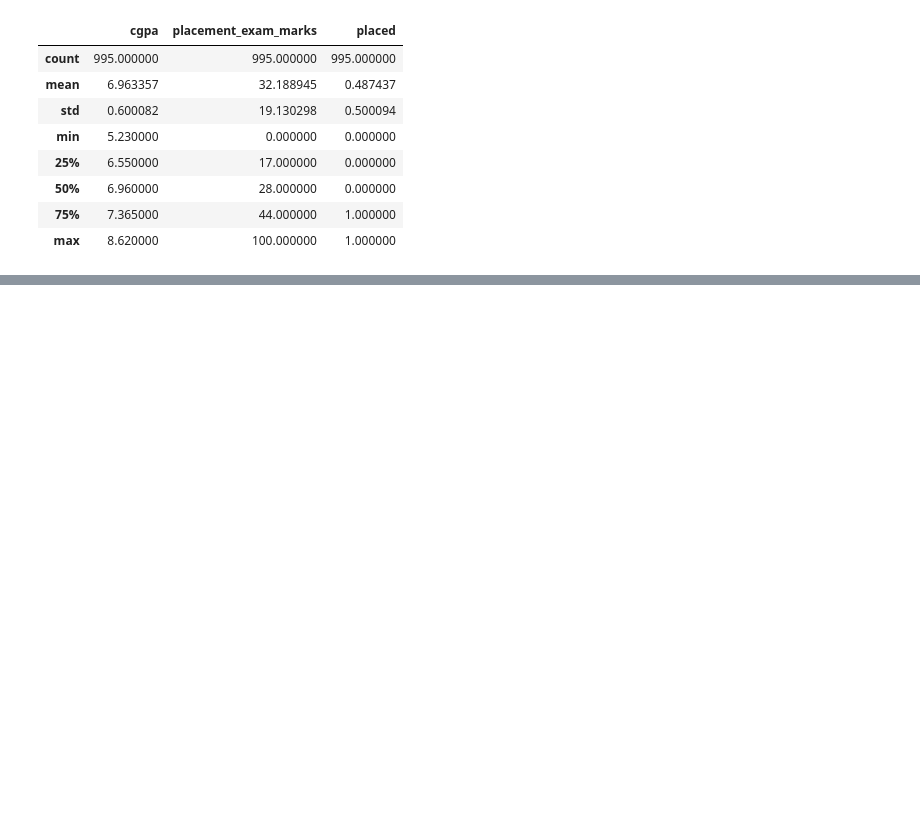
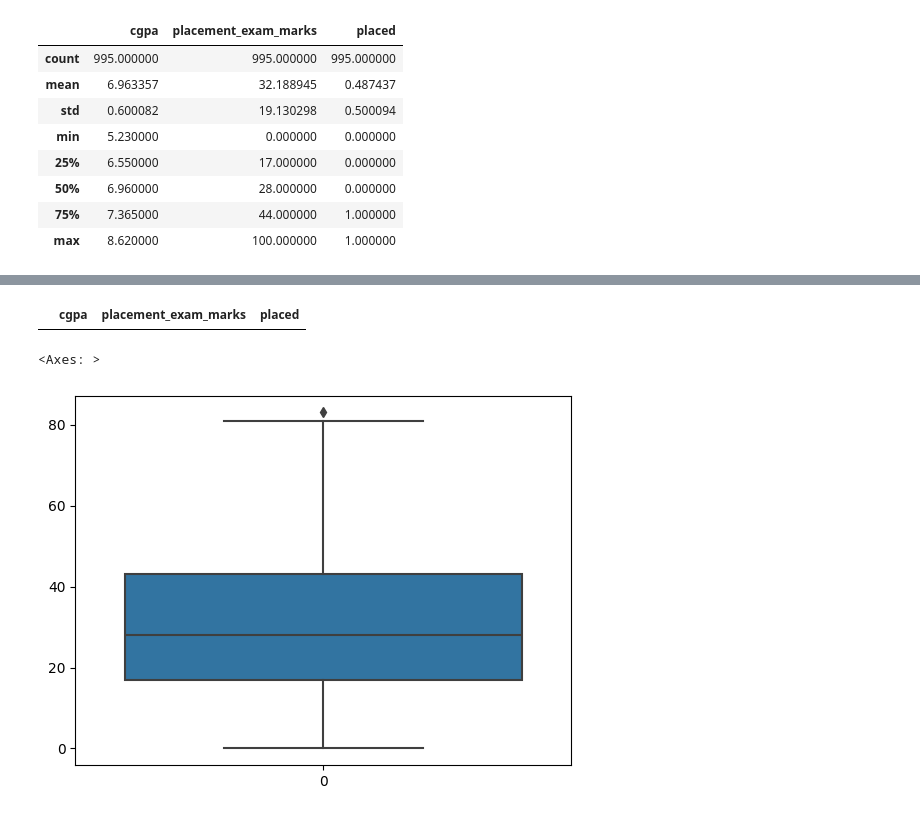
Before and after one commit to sankar0453/statistics, a Jupyter notebook: FE1_OCT7.ipynb, the cells around one changed output, grey strips where cells are left out. Drawn from its saved outputs; the diff is of its cells as text; code cells hidden in the pictures; blank space fills up the shorter version.

```diff
--- a/FE1_OCT7.ipynb
+++ b/FE1_OCT7.ipynb
@@ -855,0 +909,3 @@ https://gist.github.com/mwaskom/de44147ed2974457ad6372750bbe5751
+# %%
+percentile25=df['placement_exam_marks'].quantile(0.25)
+percentile75=df['placement_exam_marks'].quantile(0.75)
@@ -855,0 +925,3 @@ https://gist.github.com/mwaskom/de44147ed2974457ad6372750bbe5751
+# %%
+lower_fence=percentile25-1.5*iqr
+upper_fence=percentile75+1.5*iqr
@@ -855,0 +955,11 @@ https://gist.github.com/mwaskom/de44147ed2974457ad6372750bbe5751
+# %%
+df[df["placement_exam_marks"]<lower_fence]
+# %% [output]
+|  | cgpa | placement_exam_marks | placed |
+# %%
+new_df=df[df["placement_exam_marks"]<upper_fence]
+# %%
+sns.boxplot(new_df["placement_exam_marks"])
+# %% [output]
+<Axes: >
+[figure, added]
```
Also changed, not shown: parts of 22 cells of this notebook, 1 other file.
